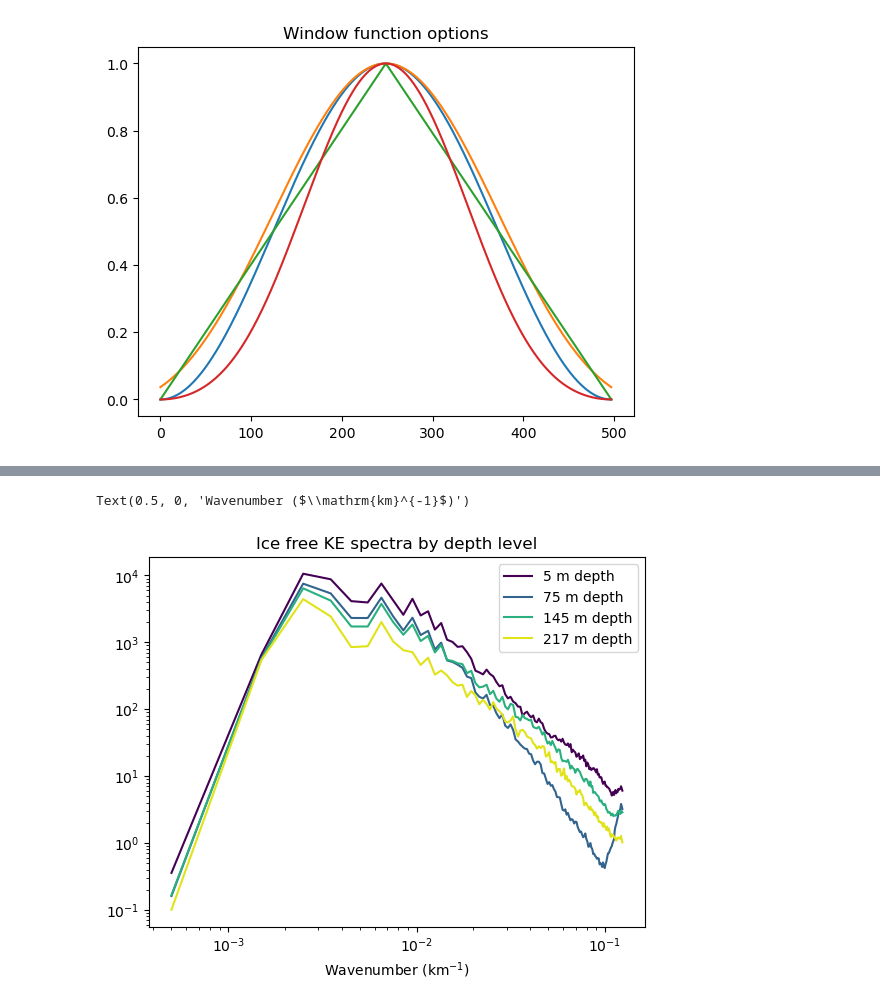
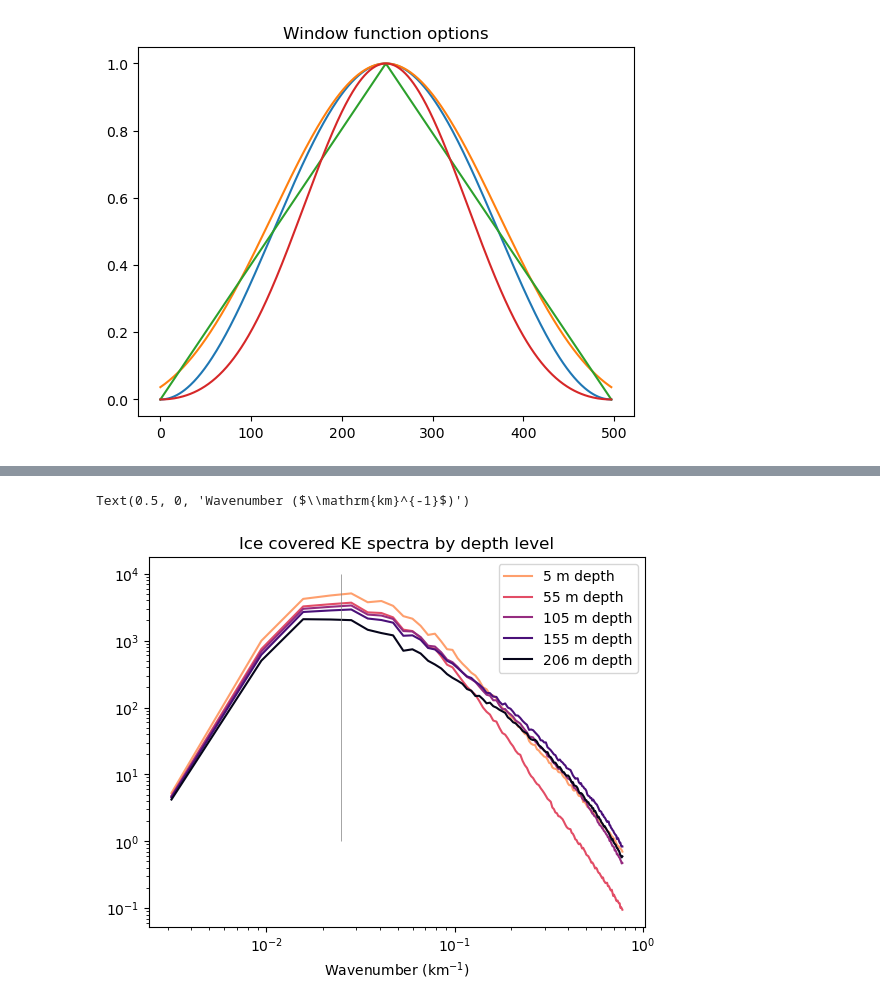
Before and after one commit to hmason13/ArcticMiddepthBI, a Jupyter notebook: analysis/officialFigScripts/figSpectraKE.ipynb, the cells around one changed output, grey strips where cells are left out. Saved outputs shown, nothing was run; the diff lists cells and outputs as text; code cells hidden in the pictures.

```diff
--- a/analysis/officialFigScripts/figSpectraKE.ipynb
+++ b/analysis/officialFigScripts/figSpectraKE.ipynb
@@ -28,14 +28,18 @@ for ic in range(len(conc)):
     u = data["U"]
     v = data["V"]
     depth = data["Z"]
+    data = nc.Dataset(loc+str(conc[ic])+"/data/diagsState.nc")
+    meanU = data["UVEL"][:,:,:,:].mean((0,))
+    meanV = data["VVEL"][:,:,:,:].mean((0,))
 
 #     dvdx = (v[ts,levs,2:-2,2:-1]-v[ts,levs,2:-2,1:-2])/(dx)
 #     dudy = (u[ts,levs,2:-1,2:-2]-u[ts,levs,1:-2,2:-2])/(dy)
 #     vortSnapshots[ic,0,:,:,:] = (dvdx-dudy)
 
-    u = u[ts,levs,:,:] - u[ts,levs,:,:].mean((3,))[:,:,:,np.newaxis]
+    u = u[ts,levs,:,:] - meanU[None,levs,:,:]
+    v = v[ts,levs,:,:] - meanV[None,levs,:,:]
     ctrU[ic,:,:,:,:] = (u[:,:,1:-1,2:-1]+u[:,:,1:-1,1:-2])/2
-    ctrV[ic,:,:,:,:] = (v[ts,levs,1:-2,1:-1]+v[ts,levs,2:-1,1:-1])/2
+    ctrV[ic,:,:,:,:] = (v[:,:,1:-2,1:-1]+v[:,:,2:-1,1:-1])/2
 # %%
 # show some window functions
 windowHanning = np.hanning(ny-2)[np.newaxis,np.newaxis,np.newaxis,:,np.newaxis]
@@ -101,3 +105,15 @@ powerSpectrum = sKEbinned/numVals
 
 # multiply by integration area for a bin
 powerSpectrum *= 0.5*np.pi*binCenters
+# %%
+# plot spectra for ice free
+colors = plt.cm.magma_r(np.linspace(0.2,0.95,nLevs))
+for iz in range(nLevs):
+    plt.loglog(binCenters*2*np.pi,powerSpectrum[0,:,iz,:].mean((0,)),
+               label=f"{-depth[levs[iz]].round(0).astype(int)} m depth",
+               color=colors[iz],subs=[2,3,4,5,6,7,8,9])
+
+plt.vlines([1/65,1/25],1e-1,1e4,color="grey",linewidths=0.5)
+plt.legend()
+plt.title("Ice free KE spectra by depth level")
+plt.xlabel("Wavenumber ($\mathrm{km}^{-1}$)")
@@ -103,0 +123,12 @@ powerSpectrum *= 0.5*np.pi*binCenters
+# %%
+# plot spectra for ice covered
+colors = plt.cm.magma_r(np.linspace(0.2,0.95,nLevs))
+for iz in range(nLevs):
+    plt.loglog(binCenters*2*np.pi,powerSpectrum[-1,:,iz,:].mean((0,)),
+               label=f"{-depth[levs[iz]].round(0).astype(int)} m depth",
+               color=colors[iz])
+
+plt.vlines([1/20],1e-2,1e3,color="grey",linewidths=0.5)
+plt.legend()
+plt.title("Ice covered KE spectra by depth level")
+plt.xlabel("Wavenumber ($\mathrm{km}^{-1}$)")
@@ -104,13 +138,15 @@ powerSpectrum *= 0.5*np.pi*binCenters
 # %%
-# plot spectra for ice free
-colors = plt.cm.viridis(np.linspace(0,0.95,nLevs))
+# plot spectra for 60% ice
+colors = plt.cm.magma_r(np.linspace(0.2,0.95,nLevs))
 for iz in range(nLevs):
-    plt.loglog(binCenters,powerSpectrum[0,:,iz,:].mean((0,)),
+    plt.loglog(binCenters*2*np.pi,powerSpectrum[1,:,iz,:].mean((0,)),
                label=f"{-depth[levs[iz]].round(0).astype(int)} m depth",
                color=colors[iz])
+
+plt.vlines([1/40],1e0,1e4,color="grey",linewidths=0.5)
 plt.legend()
-plt.title("Ice free KE spectra by depth level")
+plt.title("Ice covered KE spectra by depth level")
 plt.xlabel("Wavenumber ($\mathrm{km}^{-1}$)")
 # %% [output]
 Text(0.5, 0, 'Wavenumber ($\\mathrm{km}^{-1}$)')
-[figure, old version]
+[figure, new version]
```
Also changed, not shown: parts of 11 cells of this notebook, 7 other files.
